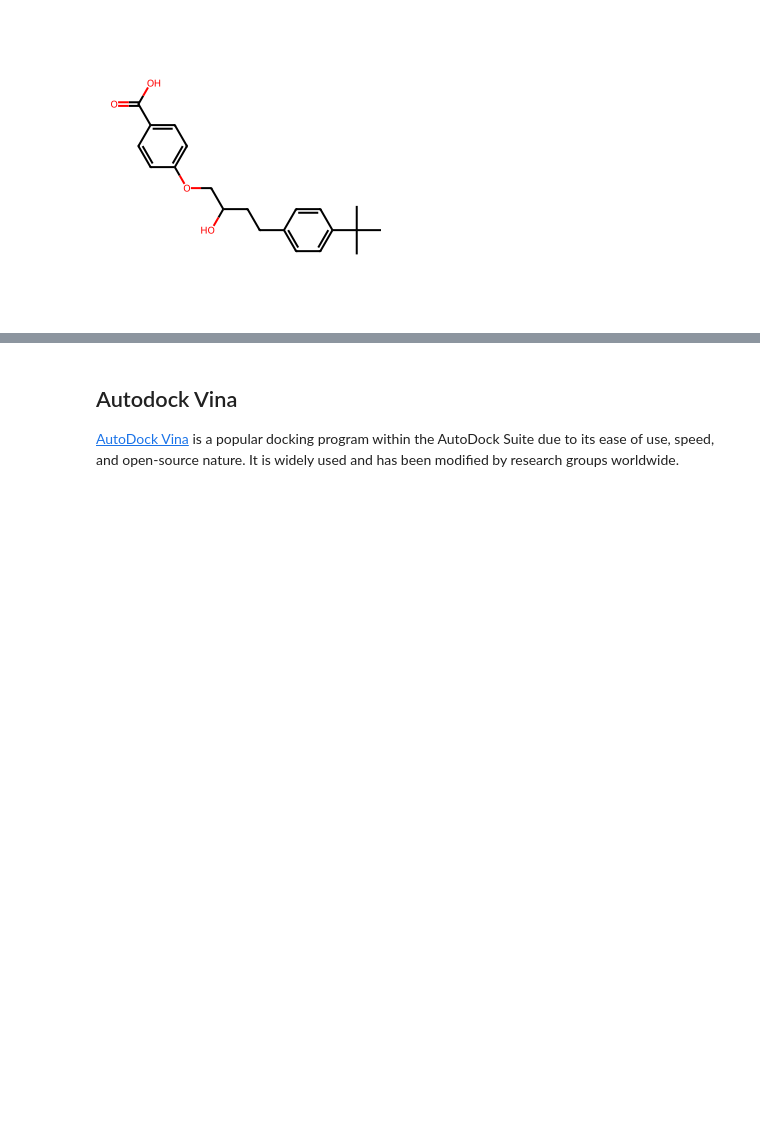
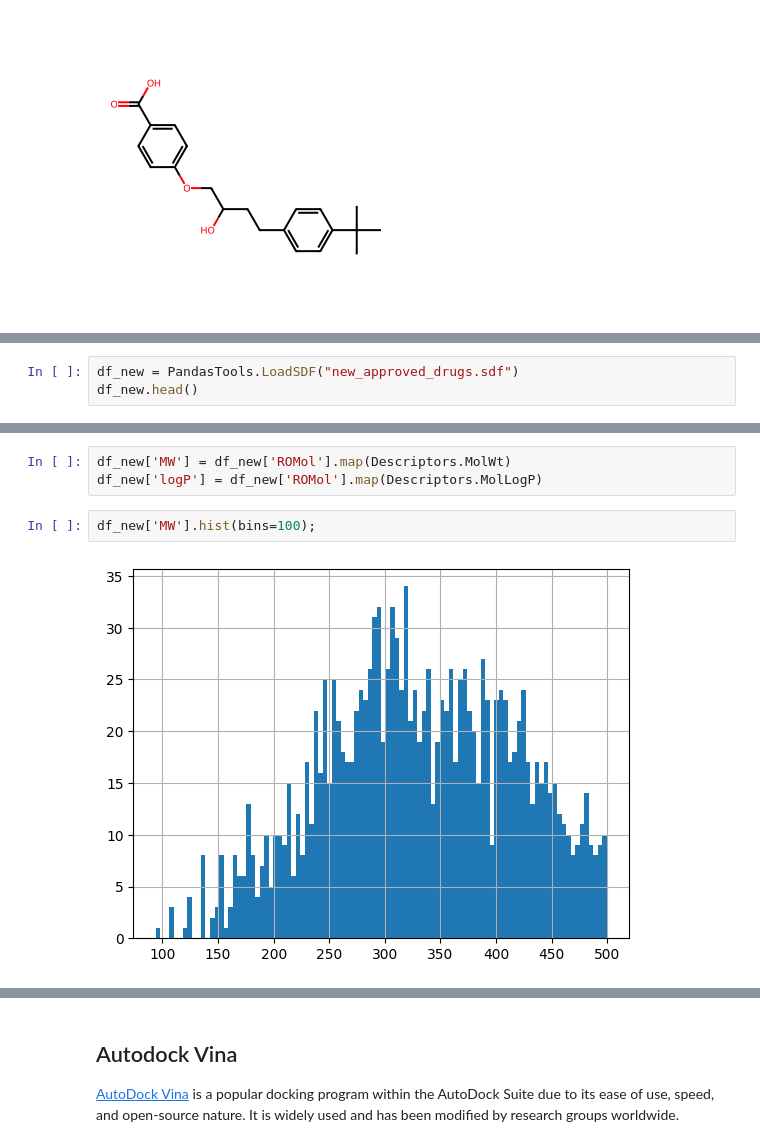
Before and after one commit to marjanaziminezhad/structural_bioinformatics, a Jupyter notebook: ex04/ex04_MM.ipynb, the cells around one changed output, grey strips where cells are left out. Saved outputs shown, nothing was run; the diff lists cells and outputs as text; blank space fills up the shorter version.

```diff
--- a/ex04/ex04_MM.ipynb
+++ b/ex04/ex04_MM.ipynb
@@ -490,0 +497,3 @@ for i, mol in enumerate(suppl):
+# %%
+df_new = PandasTools.LoadSDF("new_approved_drugs.sdf")
+df_new.head()
@@ -490,0 +516,7 @@ for i, mol in enumerate(suppl):
+# %%
+df_new['MW'] = df_new['ROMol'].map(Descriptors.MolWt)
+df_new['logP'] = df_new['ROMol'].map(Descriptors.MolLogP)
+# %%
+df_new['MW'].hist(bins=100);
+# %% [output]
+[figure, added]
```
Also changed, not shown: parts of 9 cells of this notebook.
